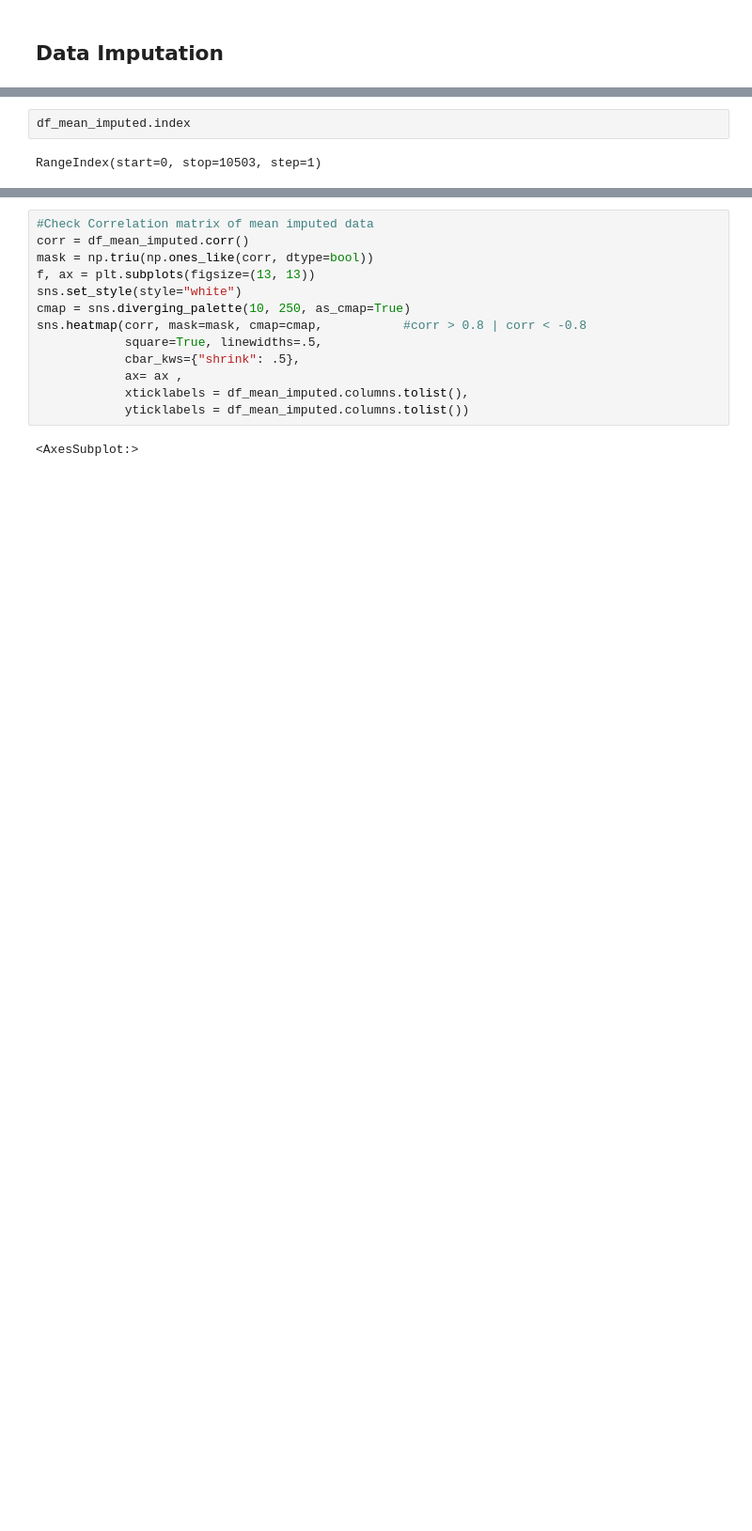
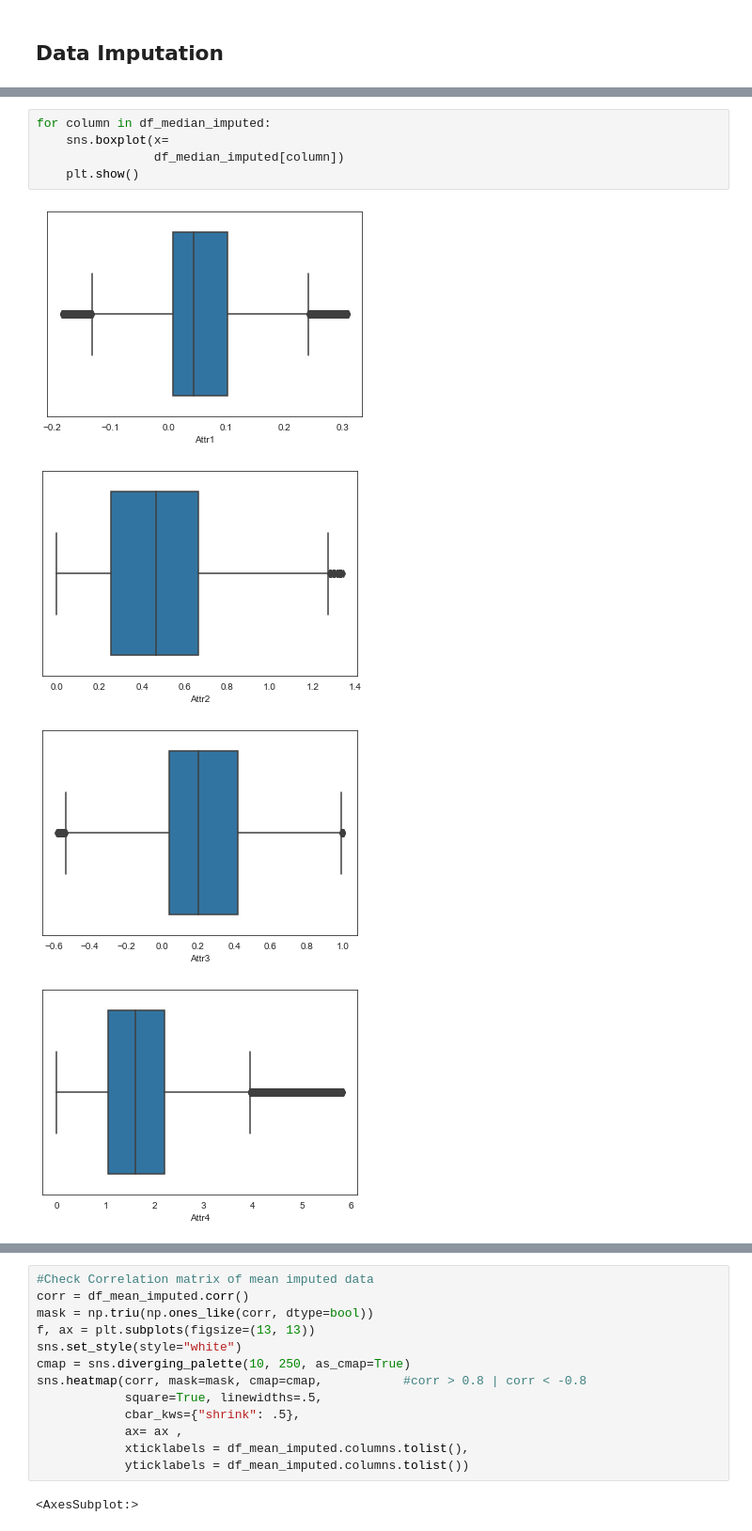
Before and after one commit to swapnalisonkusale/ML-Project-Group-7, a Jupyter notebook: Bankrupcy_try.ipynb, the cells around one changed output, grey strips where cells are left out. Shown at 94% size. Cells and saved outputs as stored; diff of their text form; blank space fills up the shorter version.

```diff
--- a/Bankrupcy_try.ipynb
+++ b/Bankrupcy_try.ipynb
@@ -303,10 +328,6 @@ df_mean_imputed.describe().round(5)
 | 50% | 0.04303 | 0.46414 | 0.19856 | 1.60560 | 1.57930 | 0.00000 | 0.05094 | 1.11100 | 1.19900 | 0.51550 | 0.06810 | ... |
 | 75% | 0.10102 | 0.66198 | 0.41938 | 2.19930 | 34.95150 | 0.00000 | 0.11948 | 1.81005 | 1.76155 | 0.72512 | 0.13874 | ... |
 | max | 0.30815 | 1.34190 | 1.00000 | 5.83710 | 217.85000 | 0.18139 | 0.35222 | 6.49190 | 3.62880 | 1.00000 | 0.38795 | ... |
-# %%
-df_mean_imputed.index
-# %% [output]
-RangeIndex(start=0, stop=10503, step=1)
 # %%
 #Data imputation via median on outlier treated data
 d_imp2 = df_median_treated.copy()
@@ -341,3 +362,13 @@ df_freq_imputed.describe().round(5)
 | 50% | 0.04303 | 0.46414 | 0.19856 | 1.60560 | 1.57930 | 0.00000 | 0.05094 | 1.11100 | 1.19900 | 0.51550 | 0.06810 | ... |
 | 75% | 0.10102 | 0.66198 | 0.41938 | 2.19930 | 34.95150 | 0.00000 | 0.11948 | 1.81005 | 1.76155 | 0.72512 | 0.13874 | ... |
 | max | 0.30815 | 1.34190 | 1.00000 | 5.83710 | 217.85000 | 0.18139 | 0.35222 | 6.49190 | 3.62880 | 1.00000 | 0.38795 | ... |
+# %%
+for column in df_median_imputed:
+    sns.boxplot(x=
+                df_median_imputed[column])
+    plt.show()
+# %% [output]
+[figure, added]
+[figure, added]
+[figure, added]
+[figure, added]
```
Also changed, not shown: parts of 54 cells of this notebook.
